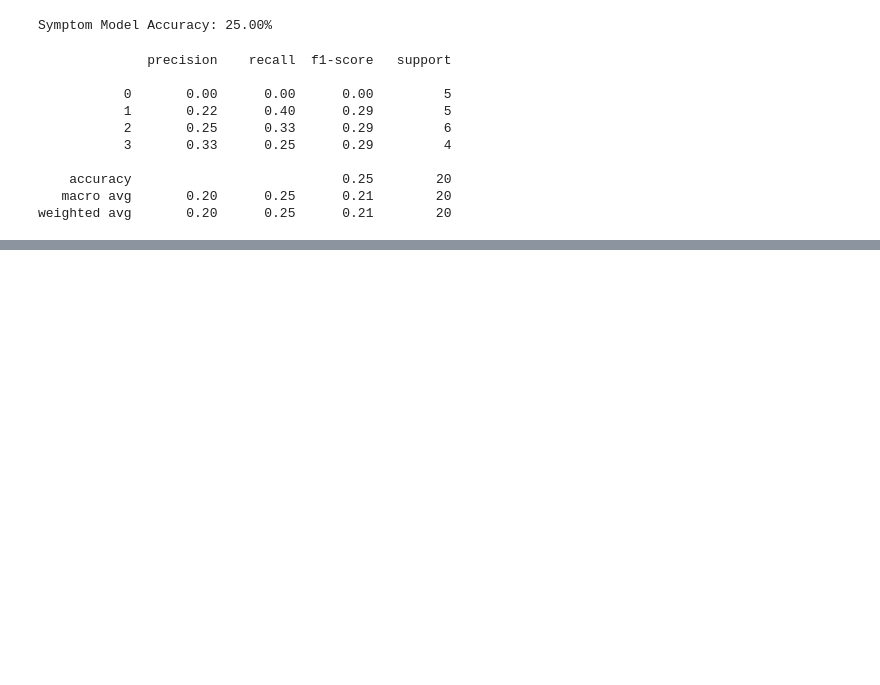
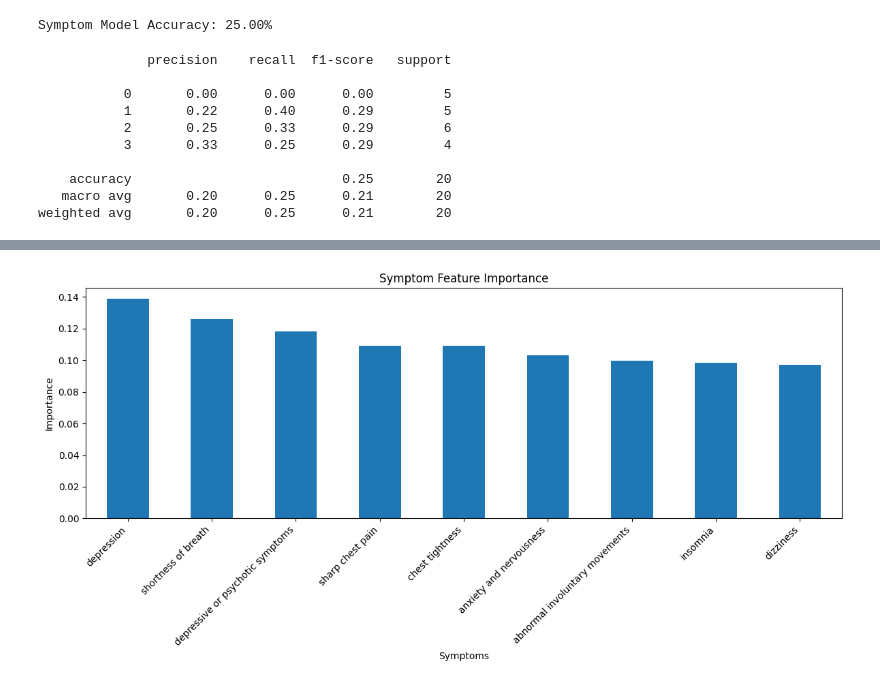
Before and after one commit to Sou963/LSD-for-research, a Jupyter notebook: LSD.ipynb, the cells around one changed output, grey strips where cells are left out. Cells and saved outputs as stored; diff of their text form; code cells hidden in the pictures; blank space fills up the shorter version.

```diff
--- a/LSD.ipynb
+++ b/LSD.ipynb
@@ -1428,0 +1430,7 @@ AttributeError: 'numpy.ndarray' object has no attribute 'unique'
+# %%
+importance = pd.Series(
+    rf_model.feature_importances_,
+    index=X.columns
+).sort_values(ascending=False)
+
+print(importance)
@@ -1428,0 +1448,11 @@ AttributeError: 'numpy.ndarray' object has no attribute 'unique'
+# %%
+importance.plot(kind="bar", figsize=(12, 6))
+
+plt.title("Symptom Feature Importance")
+plt.xlabel("Symptoms")
+plt.ylabel("Importance")
+plt.xticks(rotation=45, ha="right")
+plt.tight_layout()
+plt.show()
+# %% [output]
+[figure, added]
```
Also changed, not shown: parts of 8 cells of this notebook.
